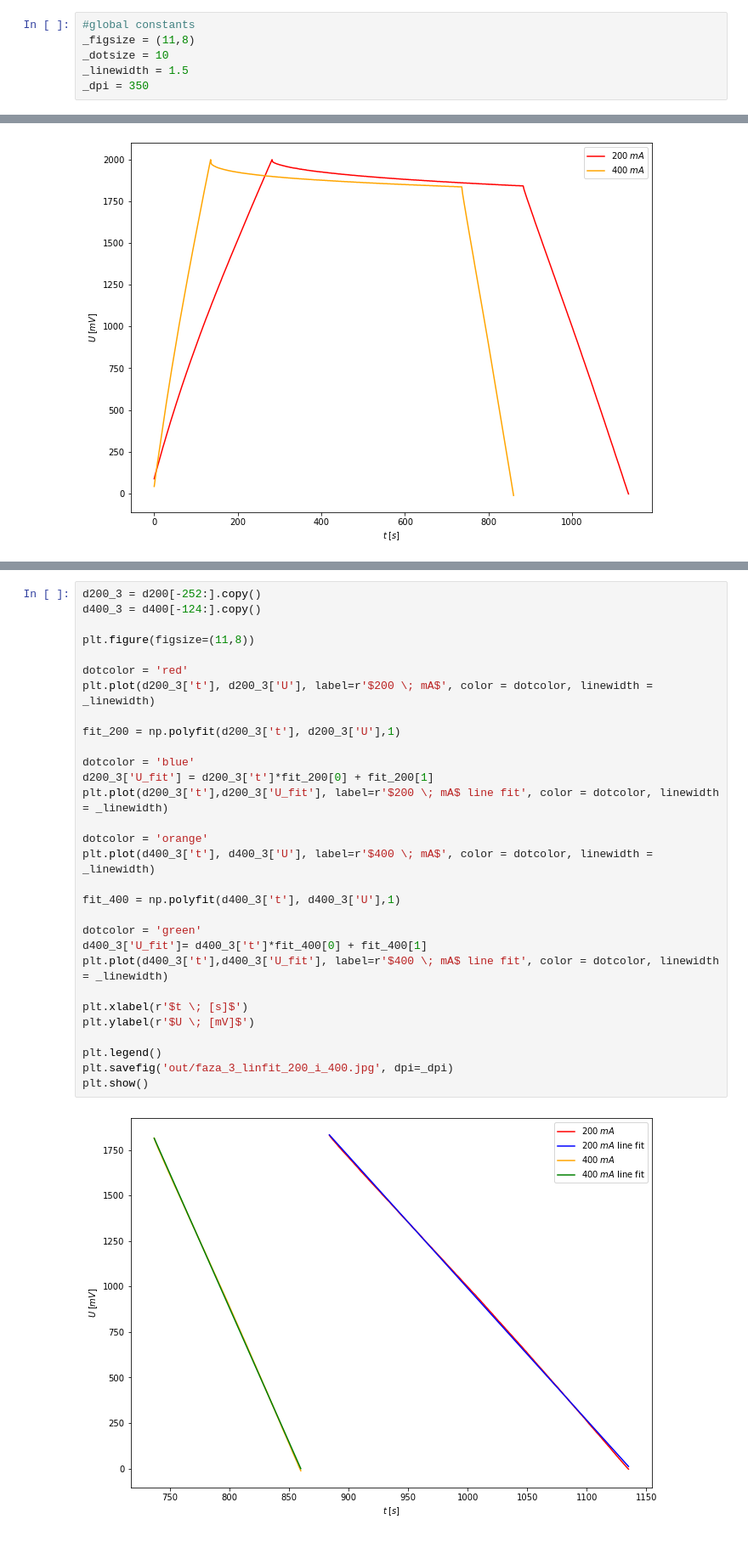
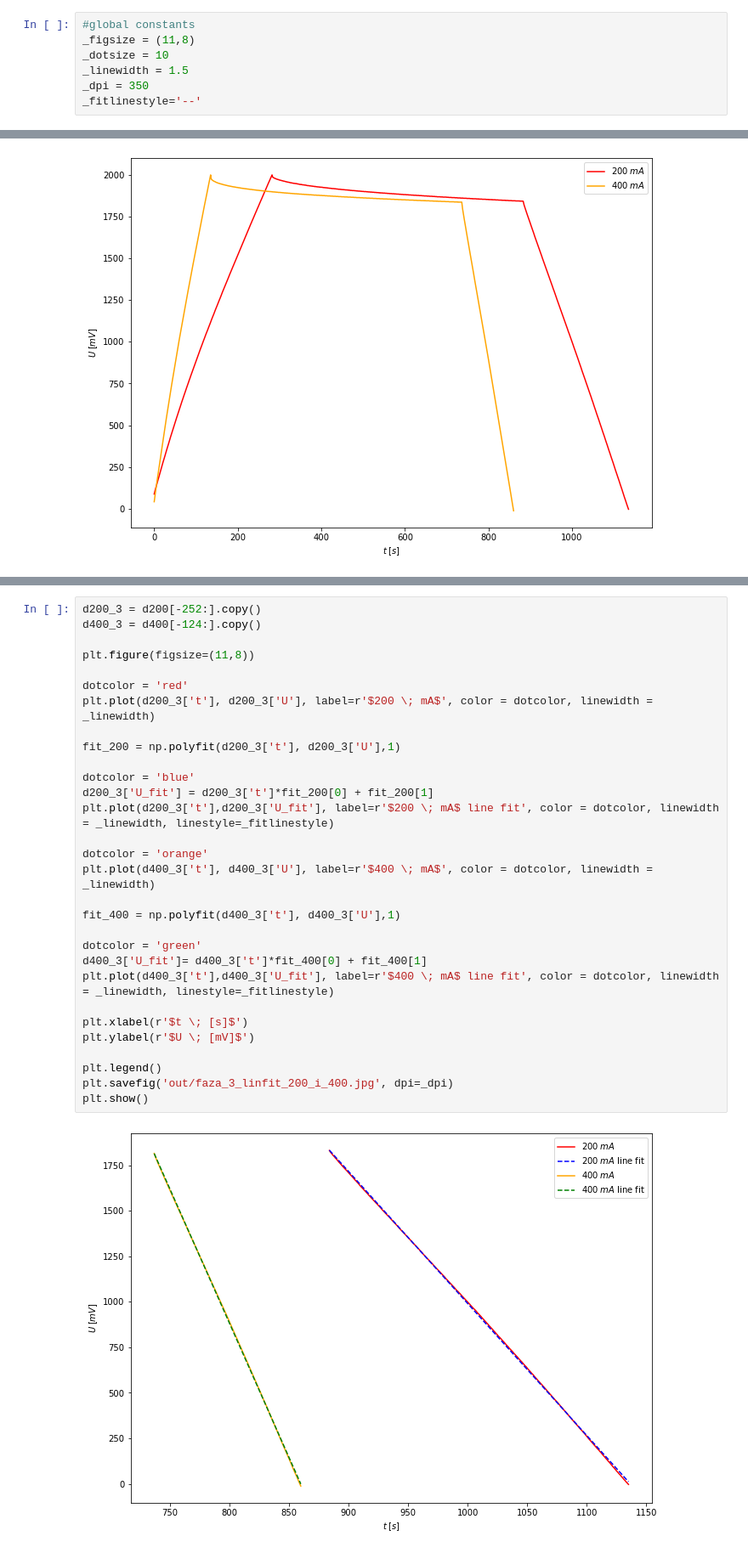
Before and after one commit to ficnawode/fizyka-pw-lab2-data-analysis, a Jupyter notebook: cw16/da.ipynb, the cells around one changed output, grey strips where cells are left out. Shown: that part at 85% size. Cells and saved outputs as stored; diff of their text form.

Commit message:
added dotted lines

```diff
--- a/cw16/da.ipynb
+++ b/cw16/da.ipynb
@@ -13,6 +13,7 @@ _figsize = (11,8)
 _dotsize = 10
 _linewidth = 1.5
 _dpi = 350
+_fitlinestyle='--'
 # %%
 
 plt.figure(figsize=(11,8))
@@ -114,35 +115,35 @@ fit_400 =  [2.16162565e+02 3.87679380e-03 1.82883455e+03]
 # %%
 d200_3 = d200[-252:].copy()
 d400_3 = d400[-124:].copy()
 
 plt.figure(figsize=(11,8))
 
 dotcolor = 'red'
 plt.plot(d200_3['t'], d200_3['U'], label=r'$200 \; mA$', color = dotcolor, linewidth = _linewidth)
 
 fit_200 = np.polyfit(d200_3['t'], d200_3['U'],1)
 
 dotcolor = 'blue'
 d200_3['U_fit'] = d200_3['t']*fit_200[0] + fit_200[1]
-plt.plot(d200_3['t'],d200_3['U_fit'], label=r'$200 \; mA$ line fit', color = dotcolor, linewidth = _linewidth)
+plt.plot(d200_3['t'],d200_3['U_fit'], label=r'$200 \; mA$ line fit', color = dotcolor, linewidth = _linewidth, linestyle=_fitlinestyle)
 
 dotcolor = 'orange'
 plt.plot(d400_3['t'], d400_3['U'], label=r'$400 \; mA$', color = dotcolor, linewidth = _linewidth)
 
 fit_400 = np.polyfit(d400_3['t'], d400_3['U'],1)
 
 dotcolor = 'green'
 d400_3['U_fit']= d400_3['t']*fit_400[0] + fit_400[1]
-plt.plot(d400_3['t'],d400_3['U_fit'], label=r'$400 \; mA$ line fit', color = dotcolor, linewidth = _linewidth)
+plt.plot(d400_3['t'],d400_3['U_fit'], label=r'$400 \; mA$ line fit', color = dotcolor, linewidth = _linewidth, linestyle=_fitlinestyle)
 
 plt.xlabel(r'$t \; [s]$')
 plt.ylabel(r'$U \; [mV]$')
 
 plt.legend()
 plt.savefig('out/faza_3_linfit_200_i_400.jpg', dpi=_dpi)
 plt.show()
 # %% [output]
-[figure, old version]
+[figure, new version]
 # %%
 d200["U_fit"] = pd.concat([d200_1['U_fit'], d200_2['U_fit'], (d200_3['U_fit'])])
 d400["U_fit"] = pd.concat([d400_1['U_fit'], d400_2['U_fit'], (d400_3['U_fit'])])
```
Also changed, not shown: parts of 3 cells of this notebook, 4 other files.
